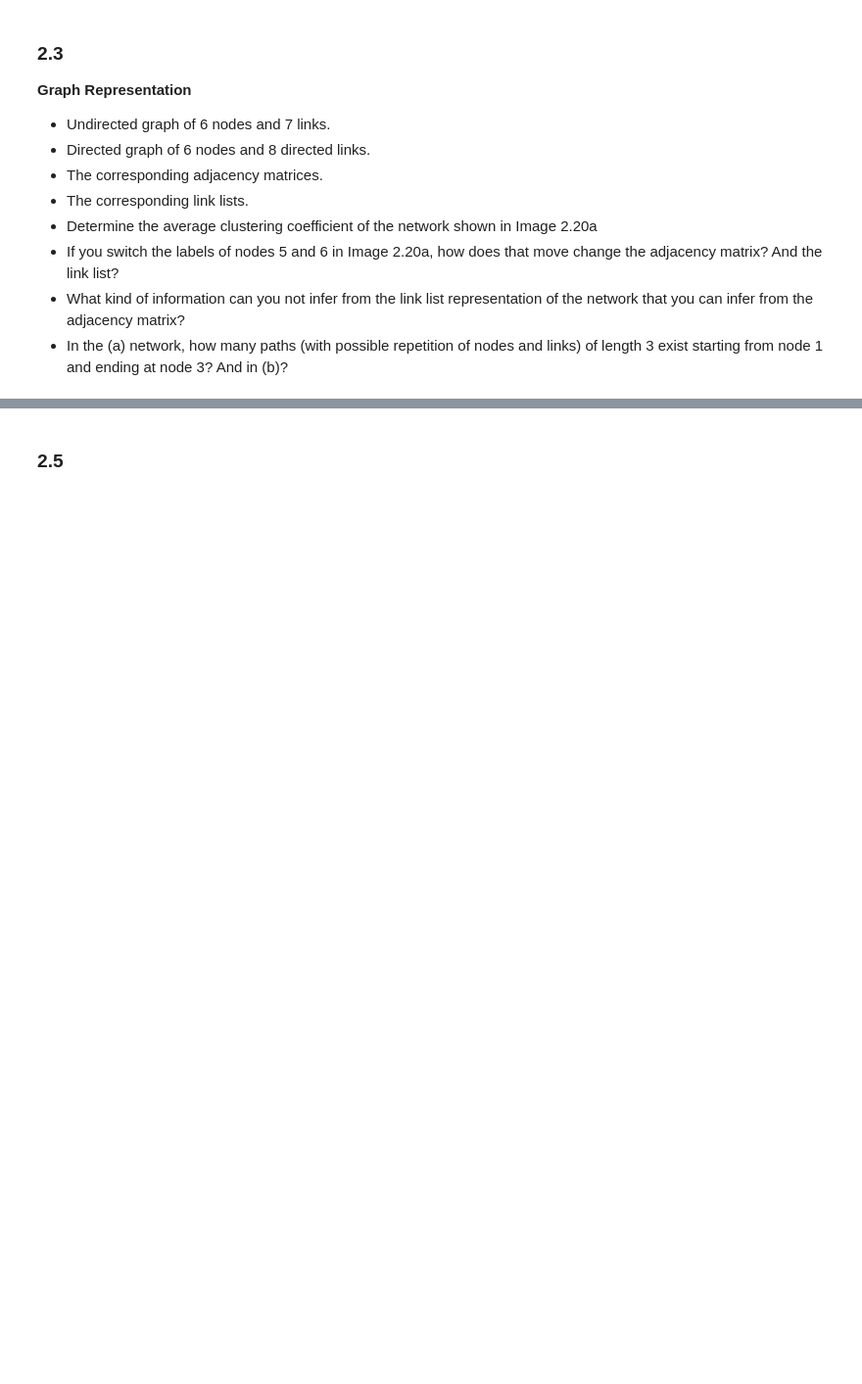
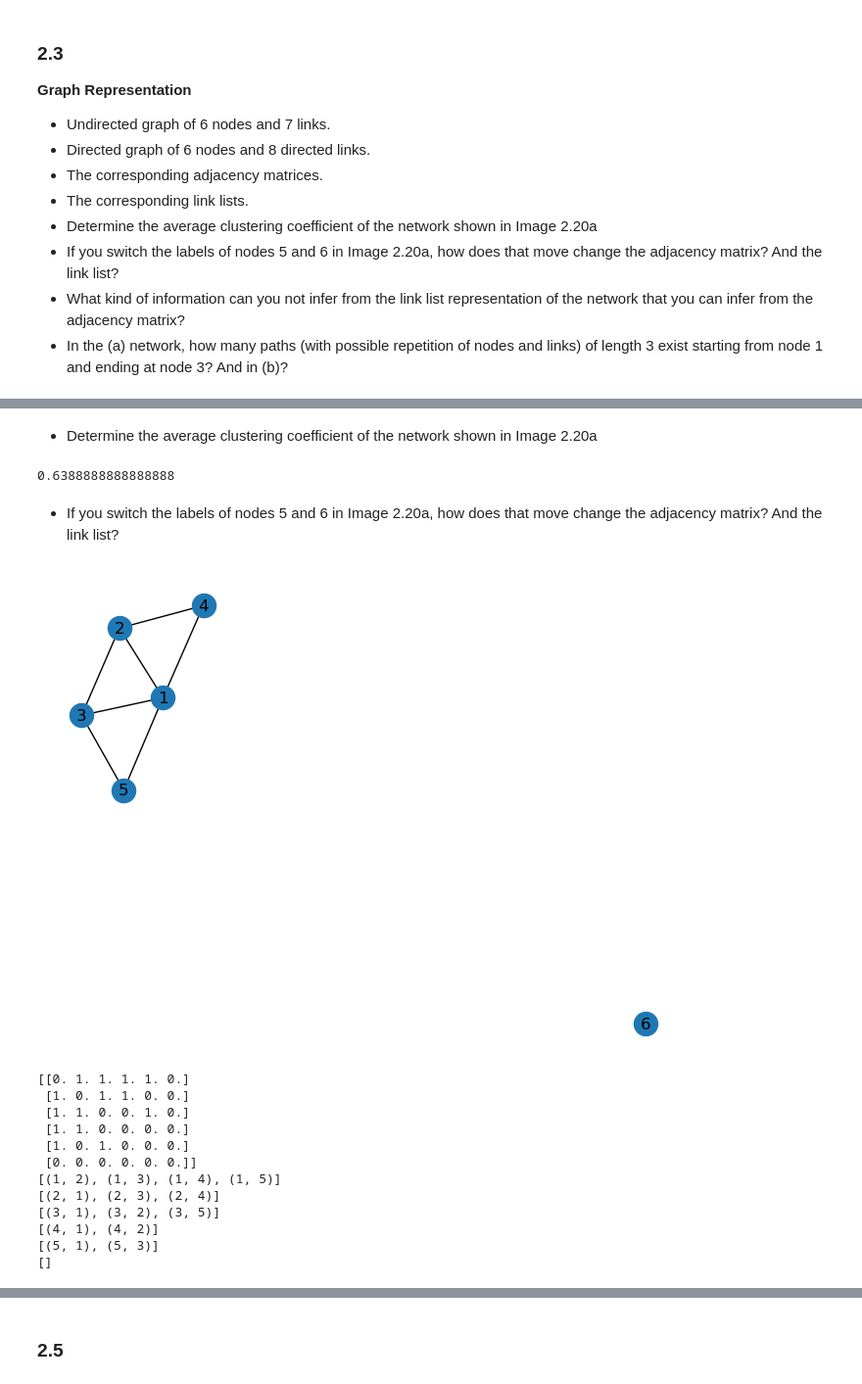
Before and after one commit to jereml99/socialgraphs2023, a Jupyter notebook: lectures/Week2.ipynb, the cells around one changed output, grey strips where cells are left out. Shown at 98% size. Saved outputs shown, nothing was run; the diff lists cells and outputs as text; code cells hidden in the pictures; blank space fills up the shorter version.

```diff
--- a/lectures/Week2.ipynb
+++ b/lectures/Week2.ipynb
@@ -244,0 +228,10 @@ Linked list
+# %%
+print("1st")
+for node in list(G231.nodes):
+    print(G231.edges(node))
+
+print("\n2nd")
+for node in list(G232.nodes):
+    print(G232.in_edges(node))
+    print("")
+    print(G232.out_edges(node))
@@ -244,0 +256,40 @@ Linked list
+# %% [markdown]
+* Determine the average clustering coefficient of the network shown in Image 2.20a
+# %%
+print(nx.average_clustering(G231))
+# %% [output]
+0.6388888888888888
+# %% [markdown]
+* If you switch the labels of nodes 5 and 6 in Image 2.20a, how does that move change the adjacency matrix? And the link list?
+# %%
+G231_copy = G231.copy()
+
+G231_copy.remove_node(5)
+G231_copy.remove_node(6)
+G231_copy.add_node(5)
+G231_copy.add_node(6)
+G231_copy.add_edge(1, 5)
+G231_copy.add_edge(3, 5)
+
+nx.draw(G231_copy, with_labels=True)
+plt.show()
+
+adj_matrix = nx.to_numpy_array(G231_copy)
+print(adj_matrix)
+
+for node in list(G231_copy.nodes):
+    print(G231_copy.edges(node))
+# %% [output]
+[figure, added]
+[[0. 1. 1. 1. 1. 0.]
+ [1. 0. 1. 1. 0. 0.]
+ [1. 1. 0. 0. 1. 0.]
+ [1. 1. 0. 0. 0. 0.]
+ [1. 0. 1. 0. 0. 0.]
+ [0. 0. 0. 0. 0. 0.]]
+[(1, 2), (1, 3), (1, 4), (1, 5)]
+[(2, 1), (2, 3), (2, 4)]
+[(3, 1), (3, 2), (3, 5)]
+[(4, 1), (4, 2)]
+[(5, 1), (5, 3)]
+[]
```
Also changed, not shown: parts of 10 cells of this notebook.
